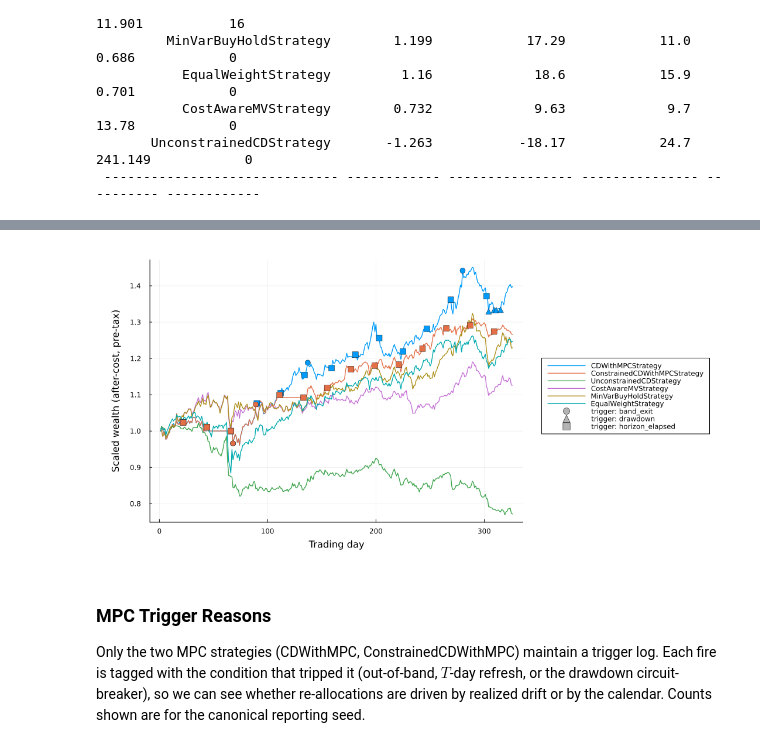
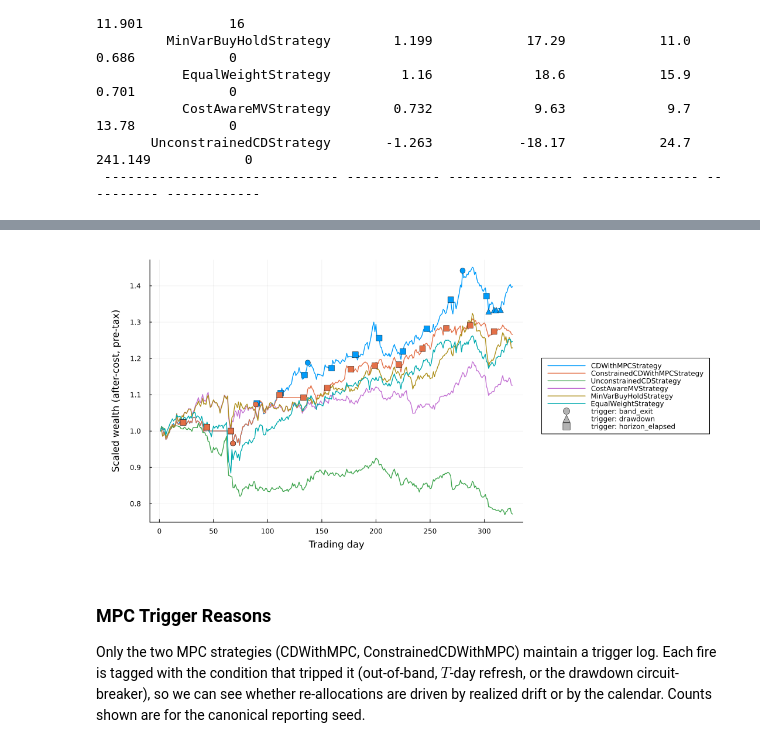
Before and after one commit to varnerlab/modified_cobb_douglas_example, a Jupyter notebook: eCornell-AI-Finance-S5-Example-ConstrainedCobbDouglas-May-2026.ipynb, the cells around one changed output, grey strips where cells are left out. Cells and saved outputs as stored; diff of their text form; code cells hidden in the pictures.

```diff
--- a/eCornell-AI-Finance-S5-Example-ConstrainedCobbDouglas-May-2026.ipynb
+++ b/eCornell-AI-Finance-S5-Example-ConstrainedCobbDouglas-May-2026.ipynb
@@ -320,52 +385,75 @@ Trigger events for the two MPC strategies are overlaid on the corresponding weal
 # %%
+# Wealth curves for the canonical seed, with MPC trigger events overlaid.
+# Each curve is scaled so day 1 = 1.0; the y-axis reads as a multiple of starting wealth.
+# Trigger markers (only the two MPC strategies have a trigger log):
+#   ● circle    — band-exit fire (realized path left the in-spec band)
+#   ▲ triangle  — drawdown-circuit-breaker fire (realized drawdown ≥ D_max)
+#   ■ square    — horizon-elapsed fire (T trading days since last allocation)
+# Marker color matches the line color of the strategy that fired.
 p = let
-    plt = plot(legend = :outerright, size = (1080, 540),
-               xlabel = "Trading day",
-               ylabel = "Scaled wealth (after-cost, pre-tax)",
-               left_margin   = 10Plots.mm,
-               bottom_margin =  8Plots.mm,
-               right_margin  =  6Plots.mm,
-               top_margin    =  4Plots.mm)
+    # Empty Plots.jl canvas: outer-right legend, fixed margins so the wealth
+    # lines have room, and explicit x-ticks every 50 trading days so the
+    # reader can locate trigger events without counting.
+    plt = plot(
+        legend = :outerright, size = (1080, 540),
+        xlabel = "Trading day",
+        ylabel = "Scaled wealth (after-cost, pre-tax)",
+        xticks = 0:50:330,                                                         # one tick every 50 trading days (hold-out is 326)
+        left_margin   = 10Plots.mm,
+        bottom_margin =  8Plots.mm,
+        right_margin  =  6Plots.mm,
+        top_margin    =  4Plots.mm,
+    )
 
-    # Wealth curves (scaled so each strategy starts at 1.0) + capture each line's color
-    line_color = Dict{String, Any}()
-    for (name, r) in canonical
-        w = r.wealth_after_cost_pretax
-        plot!(plt, w ./ w[1]; label = name, lw = 1.4)
-        line_color[name] = plt.series_list[end][:linecolor]
+    # ── Step 1: draw one wealth curve per strategy. Capture each line's color
+    #            so the trigger markers below can match the line they overlay.
+    line_color = Dict{String, Any}()                                              # strategy name → Plots color
+    for (name, r) in canonical                                                    # canonical::Dict{String, MyBacktestResult}
+        w = r.wealth_after_cost_pretax                                            # length-326 vector: pre-tax wealth at each hold-out day
+        plot!(plt, w ./ w[1]; label = name, lw = 1.4)                             # scale so day-1 wealth = 1.0, then add the line
+        line_color[name] = plt.series_list[end][:linecolor]                       # remember the auto-assigned color for marker reuse
     end
 
-    # Trigger-event overlay (uses global day index t_global from MyMPCTrigger).
-    # Shape encodes reason; color matches the strategy's line.
+    # ── Step 2: overlay trigger events. Only the two MPC strategies populate
+    #            r.trigger_log; the four non-MPC baselines have an empty log and
+    #            are skipped by the `continue` guard.
     reason_shape = (band_exit = :circle, drawdown = :utriangle, horizon_elapsed = :rect)
     for (name, r) in canonical
-        isempty(r.trigger_log) && continue
-        w  = r.wealth_after_cost_pretax
-        w0 = w[1]
-        for (reason, shape) in pairs(reason_shape)
+        isempty(r.trigger_log) && continue                                        # skip non-MPC strategies
+        w  = r.wealth_after_cost_pretax                                           # same wealth path used for the line above
+        w0 = w[1]                                                                  # day-1 wealth, for consistent marker scaling
+        for (reason, shape) in pairs(reason_shape)                                # iterate the 3 trigger reasons
+            # Filter to events that fired (t.fired == true) for THIS reason on this strategy.
             evts = filter(t -> t.fired && t.reason === reason, r.trigger_log)
-            isempty(evts) && continue
-            ts = [t.t_global for t in evts]
-            ys = [w[t.t_global] / w0 for t in evts]
-            scatter!(plt, ts, ys;
-                     label = "", markershape = shape, markersize = 5,
-                     markercolor = line_color[name],
-                     markerstrokewidth = 0.4, markerstrokecolor = :black)
+            isempty(evts) && continue                                              # nothing to draw for this (strategy, reason)
+            xs = [t.t_global         for t in evts]                                # absolute trading-day index of each fire
+            ys = [w[t.t_global] / w0 for t in evts]                                # scaled wealth at the same day
+            scatter!(plt, xs, ys;
+                label = "",                                                        # no per-strategy legend entry (legend uses stubs below)
+                markershape = shape, markersize = 5,
+                markercolor = line_color[name],                                    # same color as this strategy's line
+                markerstrokewidth = 0.4, markerstrokecolor = :black,
+            )
         end
     end
 
-    # Legend stubs for trigger reasons (neutral color, drawn off-canvas)
+    # ── Step 3: add three off-canvas (NaN, NaN) markers so the trigger-reason
+    #            legend entries appear without polluting the chart area.
+    #            Plots silently drops NaN coordinates from the chart but still
+    #            renders them in the legend.
     for (reason, shape) in pairs(reason_shape)
         scatter!(plt, [NaN], [NaN];
-                 label = "trigger: " * String(reason),
-                 markershape = shape, markersize = 5,
-                 markercolor = :gray70, markerstrokecolor = :black,
-                 markerstrokewidth = 0.4)
+            label = "trigger: " * String(reason),                                 # e.g. "trigger: band_exit"
+            markershape = shape, markersize = 5,
+            markercolor = :gray70, markerstrokecolor = :black,                     # neutral gray for the legend stub
+            markerstrokewidth = 0.4,
+        )
     end
-    plt
+
+    plt                                                                            # return the figure (bound to `p`)
 end
 # %% [output]
-[figure, old version]
+[figure, new version]
 # %% [markdown]
 ### MPC Trigger Reasons
 
```
Also changed, not shown: parts of 28 cells of this notebook, 4 other files.
